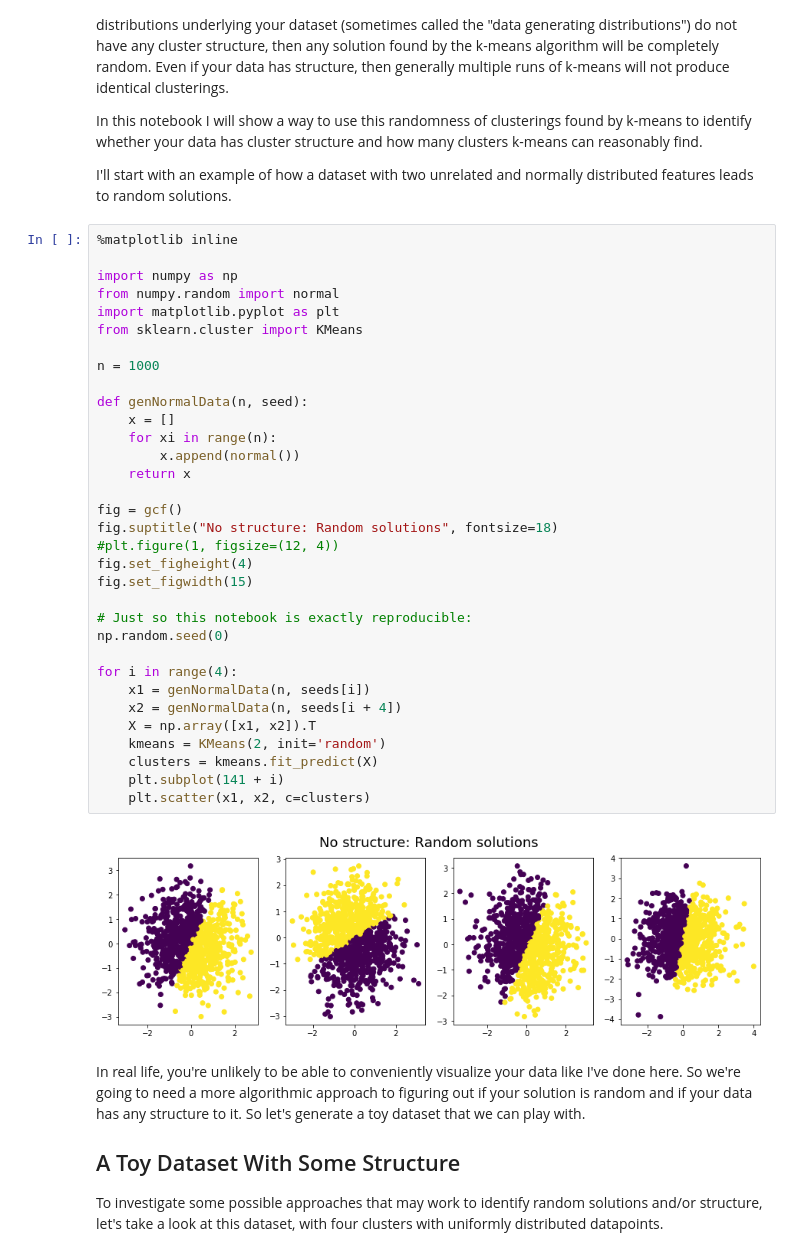
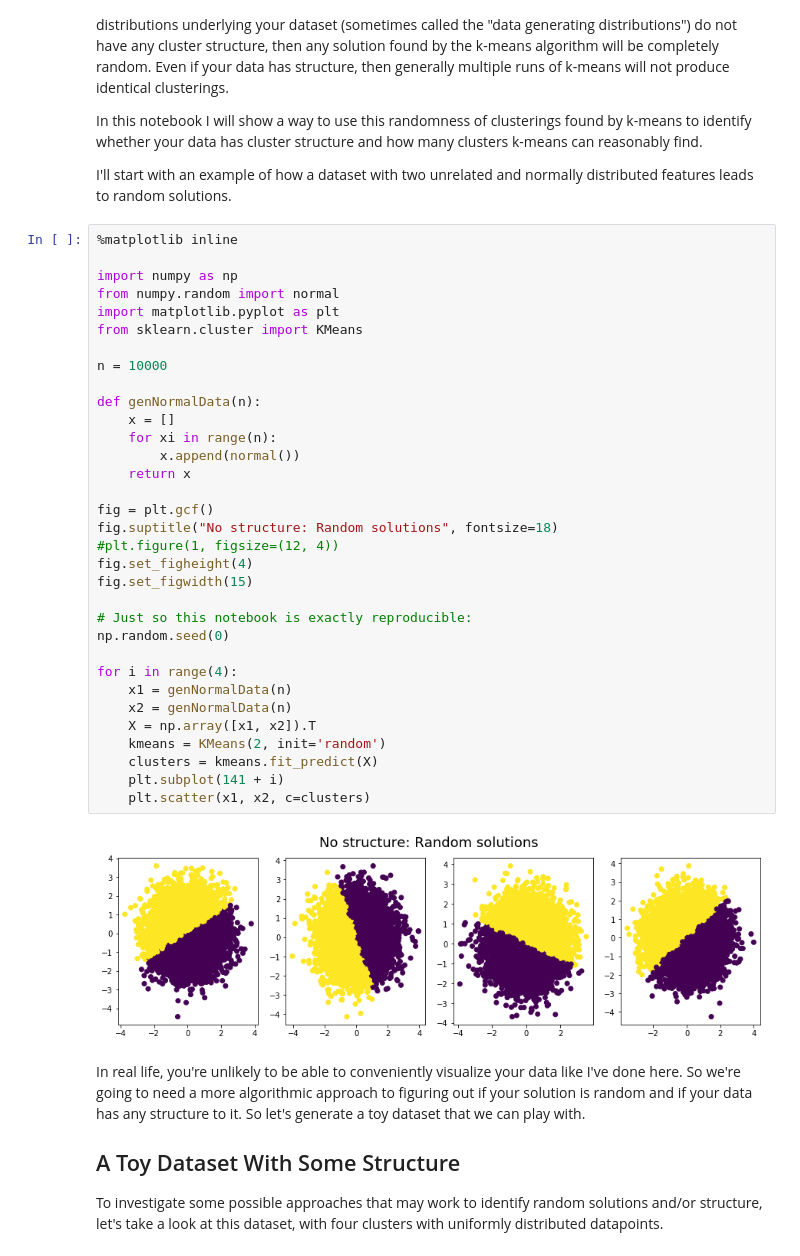
Before and after one commit to pbalm/mlbits, a Jupyter notebook: Weaponizing the randomness of k-means.ipynb, the cells around one changed output. Drawn from its saved outputs; the diff is of its cells as text.

```diff
--- a/Weaponizing the randomness of k-means.ipynb
+++ b/Weaponizing the randomness of k-means.ipynb
@@ -11,38 +11,38 @@ I'll start with an example of how a dataset with two unrelated and normally dist
 # %%
 %matplotlib inline
 
 import numpy as np
 from numpy.random import normal
 import matplotlib.pyplot as plt
 from sklearn.cluster import KMeans
 
-n = 1000
+n = 10000
 
-def genNormalData(n, seed):
+def genNormalData(n):
     x = []
     for xi in range(n):
         x.append(normal())
     return x
 
-fig = gcf()
+fig = plt.gcf()
 fig.suptitle("No structure: Random solutions", fontsize=18)
 #plt.figure(1, figsize=(12, 4))
 fig.set_figheight(4)
 fig.set_figwidth(15)
 
 # Just so this notebook is exactly reproducible:
 np.random.seed(0)
 
 for i in range(4):
-    x1 = genNormalData(n, seeds[i])
-    x2 = genNormalData(n, seeds[i + 4])
+    x1 = genNormalData(n)
+    x2 = genNormalData(n)
     X = np.array([x1, x2]).T
     kmeans = KMeans(2, init='random')
     clusters = kmeans.fit_predict(X)
     plt.subplot(141 + i)
     plt.scatter(x1, x2, c=clusters)
 # %% [output]
-[figure, old version]
+[figure, new version]
 # %% [markdown]
 In real life, you're unlikely to be able to conveniently visualize your data like I've done here. So we're going to need a more algorithmic approach to figuring out if your solution is random and if your data has any structure to it. So let's generate a toy dataset that we can play with.
 
```
Also changed, not shown: parts of 36 cells of this notebook.
